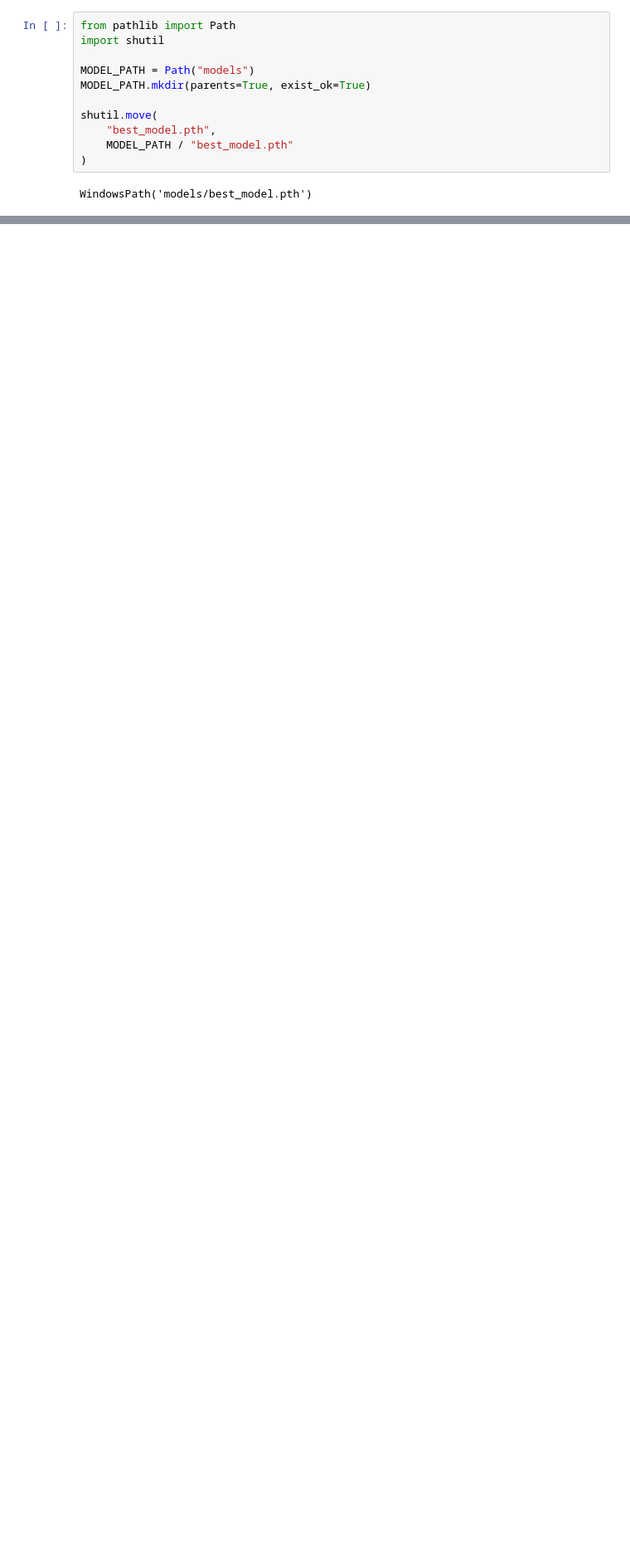
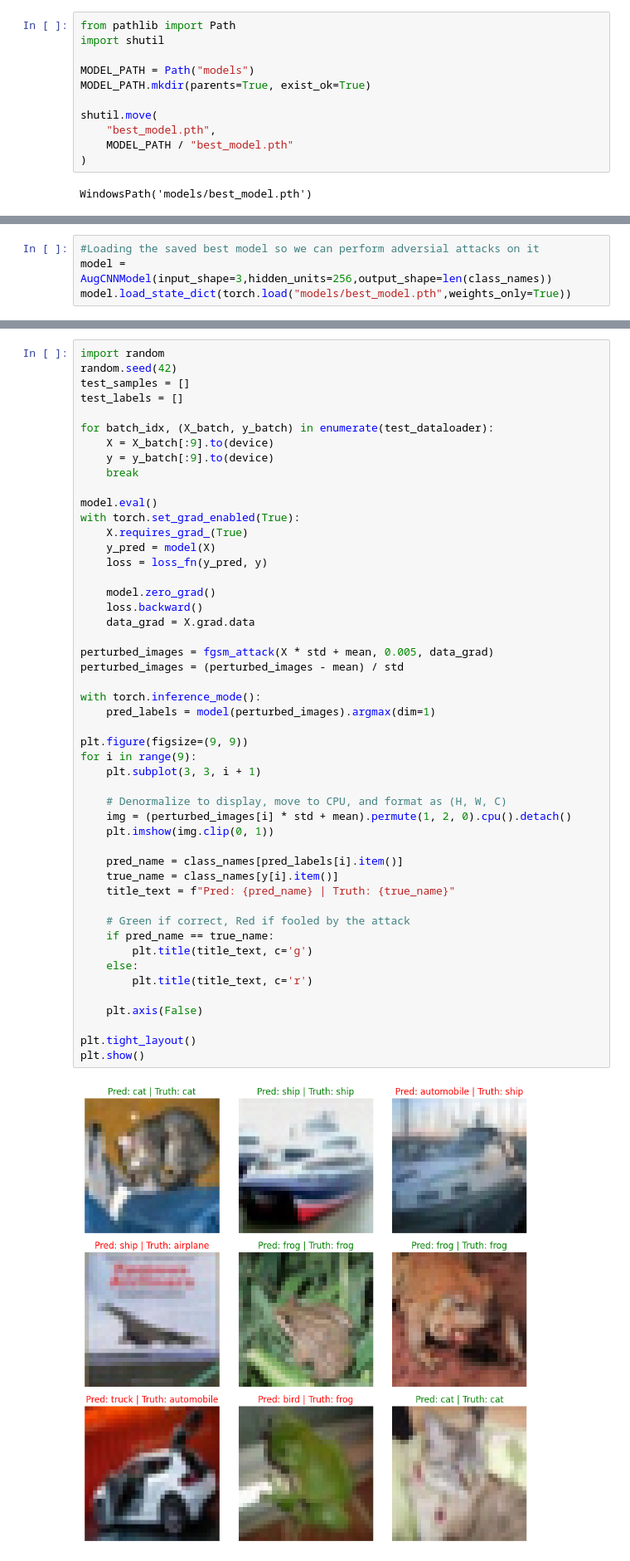
Before and after one commit to PranavAgrawal07/CIFAR-10-Neural-Network-Classification, a Jupyter notebook: CIFAR-10_Neural_Network_Classification.ipynb, the cells around one changed output, grey strips where cells are left out. Shown at 83% size. Drawn from its saved outputs; the diff is of its cells as text; blank space fills up the shorter version.

```diff
--- a/CIFAR-10_Neural_Network_Classification.ipynb
+++ b/CIFAR-10_Neural_Network_Classification.ipynb
@@ -2231,0 +2338,4 @@ WindowsPath('models/best_model.pth')
+# %%
+#Loading the saved best model so we can perform adversial attacks on it
+model = AugCNNModel(input_shape=3,hidden_units=256,output_shape=len(class_names))
+model.load_state_dict(torch.load("models/best_model.pth",weights_only=True))
@@ -2231,0 +2523,51 @@ WindowsPath('models/best_model.pth')
+# %%
+import random
+random.seed(42)
+test_samples = []
+test_labels = []
+
+for batch_idx, (X_batch, y_batch) in enumerate(test_dataloader):
+    X = X_batch[:9].to(device)
+    y = y_batch[:9].to(device)
+    break
+
+model.eval()
+with torch.set_grad_enabled(True):
+    X.requires_grad_(True)
+    y_pred = model(X)
+    loss = loss_fn(y_pred, y)
+
+    model.zero_grad()
+    loss.backward()
+    data_grad = X.grad.data
+
+perturbed_images = fgsm_attack(X * std + mean, 0.005, data_grad)
+perturbed_images = (perturbed_images - mean) / std
+
+with torch.inference_mode():
+    pred_labels = model(perturbed_images).argmax(dim=1)
+
+plt.figure(figsize=(9, 9))
+for i in range(9):
+    plt.subplot(3, 3, i + 1)
+
+    # Denormalize to display, move to CPU, and format as (H, W, C)
+    img = (perturbed_images[i] * std + mean).permute(1, 2, 0).cpu().detach()
+    plt.imshow(img.clip(0, 1))
+
+    pred_name = class_names[pred_labels[i].item()]
+    true_name = class_names[y[i].item()]
+    title_text = f"Pred: {pred_name} | Truth: {true_name}"
+
+    # Green if correct, Red if fooled by the attack
+    if pred_name == true_name:
+        plt.title(title_text, c='g')
+    else:
+        plt.title(title_text, c='r')
+
+    plt.axis(False)
+
+plt.tight_layout()
+plt.show()
+# %% [output]
+[figure, added]
```
Also changed, not shown: parts of 38 cells of this notebook, 6 other files.
